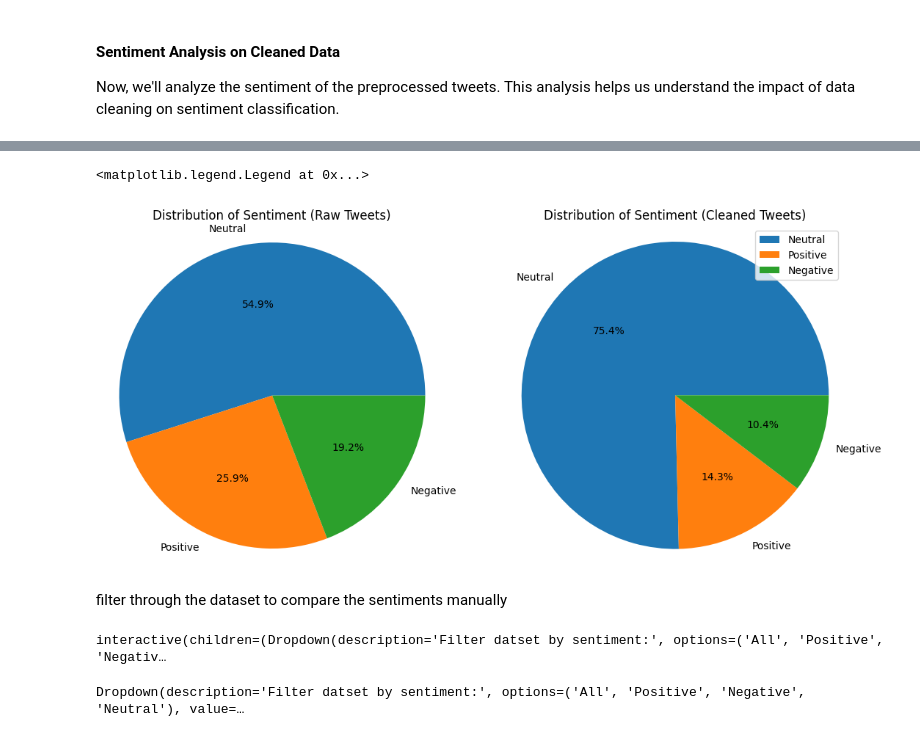
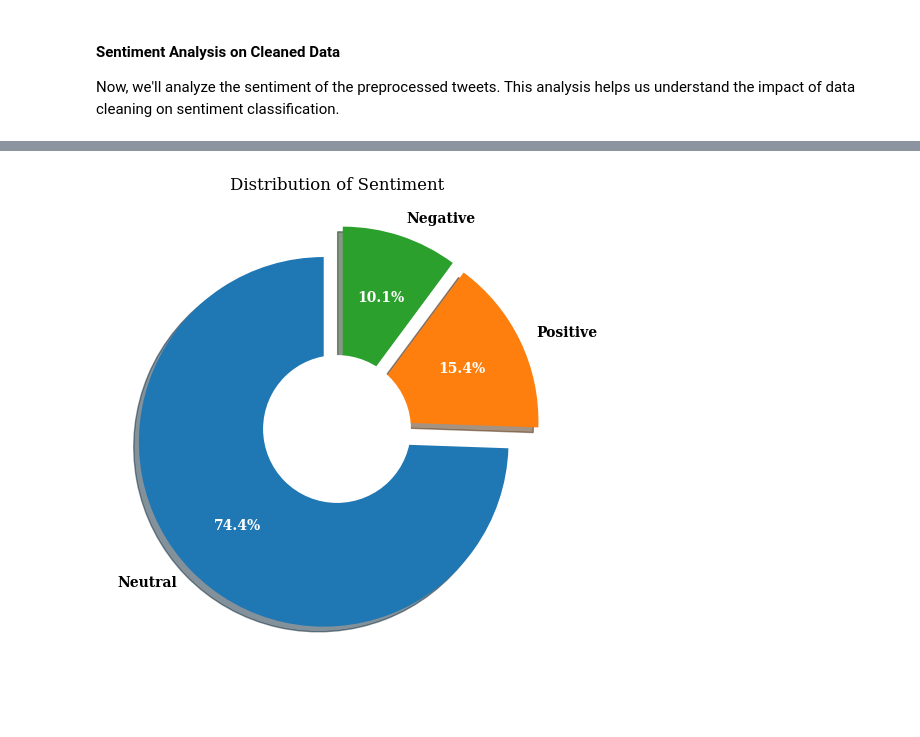
Before and after one commit to Chideraozigbo/sentiment-analysis-project, a Jupyter notebook: notebook/Sentiment_Model (roberta).ipynb, the cells around one changed output, grey strips where cells are left out. Drawn from its saved outputs; the diff is of its cells as text; code cells hidden in the pictures; blank space fills up the shorter version.

```diff
--- a/notebook/Sentiment_Model (roberta).ipynb
+++ b/notebook/Sentiment_Model (roberta).ipynb
@@ -278,4 +225,4 @@ Finally, we'll compare the performance of the sentiment analysis on the raw vs.
 # %%
-# merging the various sentiment datasets into one
-classified_tweets = tweets.merge(raw_sentiment_df, how='left')
-classified_tweets = classified_tweets.merge(cleaned_sentiment_df, how='left')
+# merging the datasets into one
+
+classified_tweets = data.merge(cleaned_sentiment_df, how='left')
@@ -283,0 +231,3 @@ data = pd.data
+# %%
+classified_tweets['date_created'] = pd.to_datetime(classified_tweets['created_at'])
+classified_tweets.drop(columns='created_at', inplace=True)
@@ -284,32 +247,16 @@ data = pd.data
 # %%
-def piechart(data):
-    label_data = data.value_counts()
-    explode = (0.1, 0.1)
-    plt.figure(figsize=(8, 6))
-    patches, texts, pcts = plt.pie(label_data,labels = label_data.index,pctdistance = 0.65,shadow = True,startangle = 90,explode = explode,
-                                autopct = '%1.1f%%',textprops={ 'fontsize': 10,'color': 'black','weight': 'bold','family': 'serif' })
-    plt.setp(pcts, color='white')
-    hfont = {'fontname':'serif', 'weight': 'bold'}
-    plt.title('Label', size=10, **hfont)
-    centre_circle = plt.Circle((0,0),0.40,fc='white')
-    fig = plt.gcf()
-    fig.gca().add_artist(centre_circle)
-
+label_data = classified_tweets['cleaned sentiment'].value_counts()
+explode = (0.1, 0.1, 0.1)
+plt.figure(figsize=(8, 6))
+patches, texts, pcts = plt.pie(label_data,labels = label_data.index,pctdistance = 0.65,shadow = True,startangle = 90,explode = explode,
+                               autopct = '%1.1f%%',textprops={ 'fontsize': 10,'color': 'black','weight': 'bold','family': 'serif' })
+plt.setp(pcts, color='white')
+hfont = {'fontname':'serif', 'weight': 'bold'}
+plt.title('Label', size=10, **hfont)
+centre_circle = plt.Circle((0,0),0.40,fc='white')
+fig = plt.gcf()
+fig.gca().add_artist(centre_circle)
+plt.title('Distribution of Sentiment')
 plt.show()
+# %% [output]
+[figure, added]
-# %%
-fig, ax = plt.subplots(1,2, figsize=(13,6))
-
-ax[0].pie(classified_tweets['RAW SENTIMENT'].value_counts(),labels=classified_tweets['RAW SENTIMENT'].value_counts().index,
-        autopct='%1.1f%%')
-ax[0].axis('equal')
-ax[0].set_title('Distribution of Sentiment (Raw Tweets)')
-
-
-ax[1].pie(classified_tweets['CLEANED SENTIMENT'].value_counts(),labels=classified_tweets['CLEANED SENTIMENT'].value_counts().index,
-        autopct='%1.1f%%')
-ax[1].axis('equal')
-ax[1].set_title('Distribution of Sentiment (Cleaned Tweets)')
-plt.legend()
-# %% [output]
-<matplotlib.legend.Legend at 0x...>
-[figure, removed]
@@ -320,27 +262,0 @@ sample_tweets.to_csv('sample_tweets.csv', index=False)
-# %% [markdown]
-filter through the dataset to compare the sentiments manually
-# %%
-sentiment_dropdown = widgets.Dropdown(
-    options=['All', 'Positive', 'Negative', 'Neutral'],
-    value='All',
-    description='Filter datset by sentiment:',
-    disabled=False,
-)
-
-def filter_tweets_by_sentiment(sentiment):
-    if sentiment == 'All':
-        filtered_data = sample_tweets
-    else:
-        filtered_data = sample_tweets[sample_tweets['RAW SENTIMENT'] == sentiment]
-
-    # Display the filtered data (or a sample)
-    display(filtered_data.head(10))
-
-
-widgets.interact(filter_tweets_by_sentiment, sentiment=sentiment_dropdown)
-
-# Display the widget
-display(sentiment_dropdown)
-# %% [output]
-interactive(children=(Dropdown(description='Filter datset by sentiment:', options=('All', 'Positive', 'Negativ…
-Dropdown(description='Filter datset by sentiment:', options=('All', 'Positive', 'Negative', 'Neutral'), value=…
```
Also changed, not shown: parts of 46 cells of this notebook.
